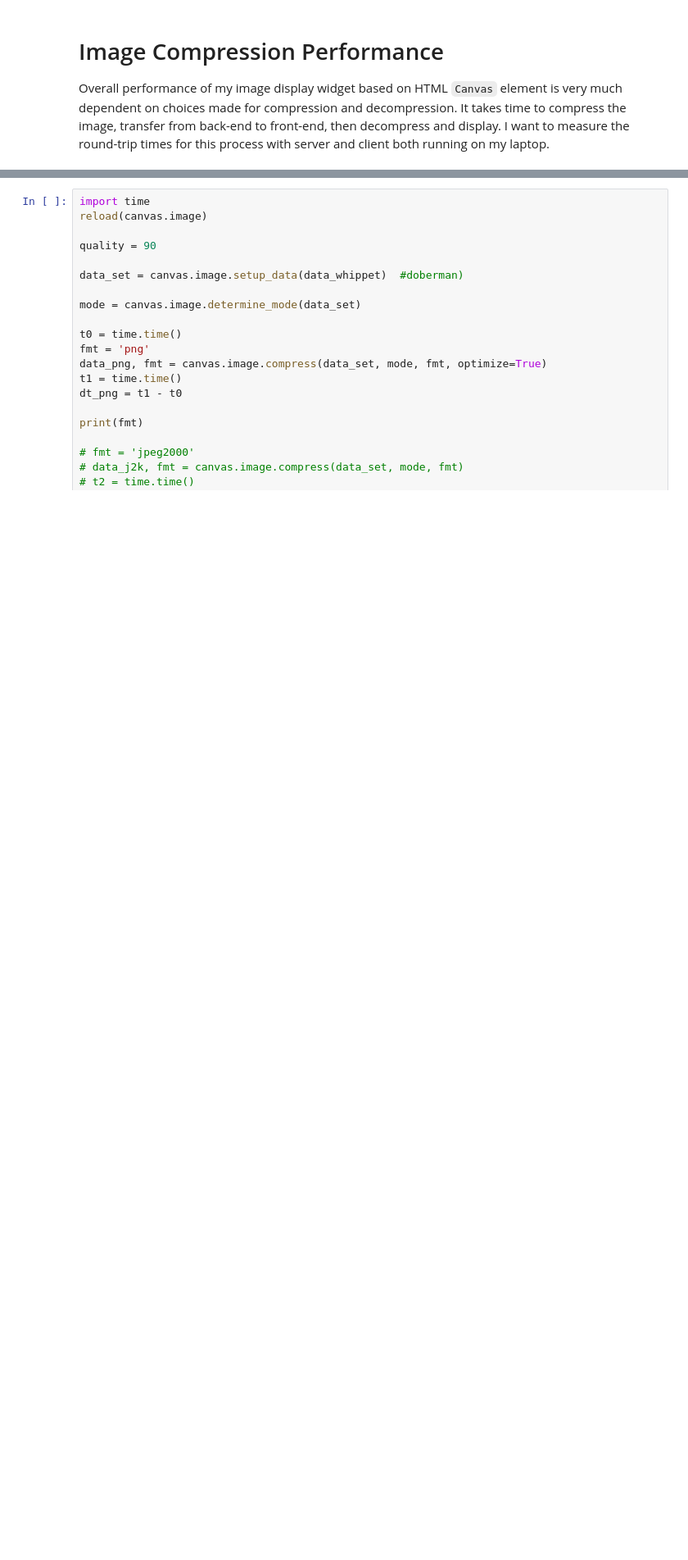
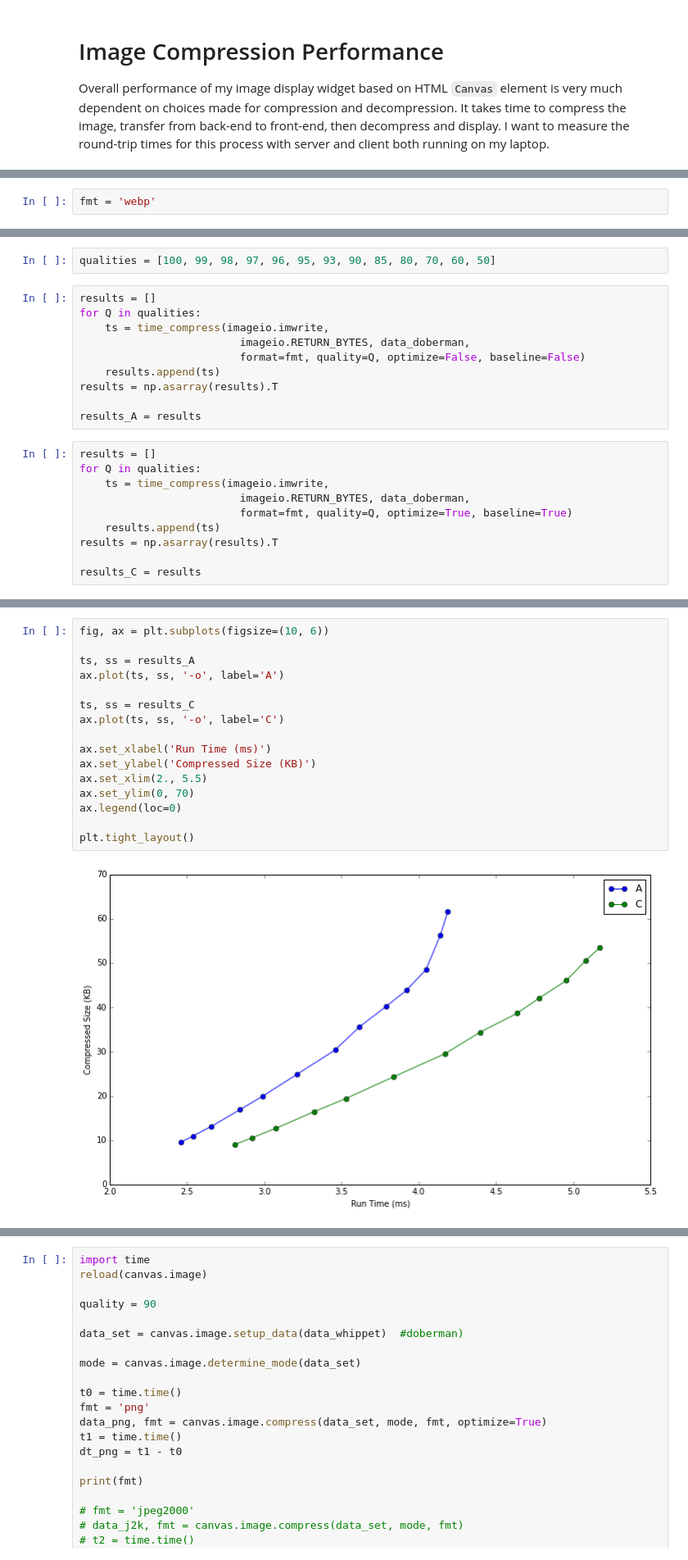
Before and after one commit to johnhw/ipynb_widget_canvas, a Jupyter notebook: notebooks/06 - Compression Timing Tests.ipynb, the cells around one changed output, grey strips where cells are left out. Shown: that part at 82% size. Saved outputs shown, nothing was run; the diff lists cells and outputs as text; blank space fills up the shorter version.

```diff
--- a/notebooks/06 - Compression Timing Tests.ipynb
+++ b/notebooks/06 - Compression Timing Tests.ipynb
@@ -26,0 +79,2 @@ with Timer() as t:
+# %%
+fmt = 'webp'
@@ -26,0 +91,22 @@ with Timer() as t:
+# %%
+qualities = [100, 99, 98, 97, 96, 95, 93, 90, 85, 80, 70, 60, 50]
+# %%
+results = []
+for Q in qualities:
+    ts = time_compress(imageio.imwrite,
+                         imageio.RETURN_BYTES, data_doberman,
+                         format=fmt, quality=Q, optimize=False, baseline=False)
+    results.append(ts)
+results = np.asarray(results).T
+
+results_A = results
+# %%
+results = []
+for Q in qualities:
+    ts = time_compress(imageio.imwrite,
+                         imageio.RETURN_BYTES, data_doberman,
+                         format=fmt, quality=Q, optimize=True, baseline=True)
+    results.append(ts)
+results = np.asarray(results).T
+
+results_C = results
@@ -27 +115,19 @@ with Timer() as t:
+# %%
+fig, ax = plt.subplots(figsize=(10, 6))
+
+ts, ss = results_A
+ax.plot(ts, ss, '-o', label='A')
+
+ts, ss = results_C
+ax.plot(ts, ss, '-o', label='C')
+
+ax.set_xlabel('Run Time (ms)')
+ax.set_ylabel('Compressed Size (KB)')
+ax.set_xlim(2., 5.5)
+ax.set_ylim(0, 70)
+ax.legend(loc=0)
+
+plt.tight_layout()
+# %% [output]
+[figure, added]
 # %%
```
Also changed, not shown: parts of 28 cells of this notebook, 4 other files.
